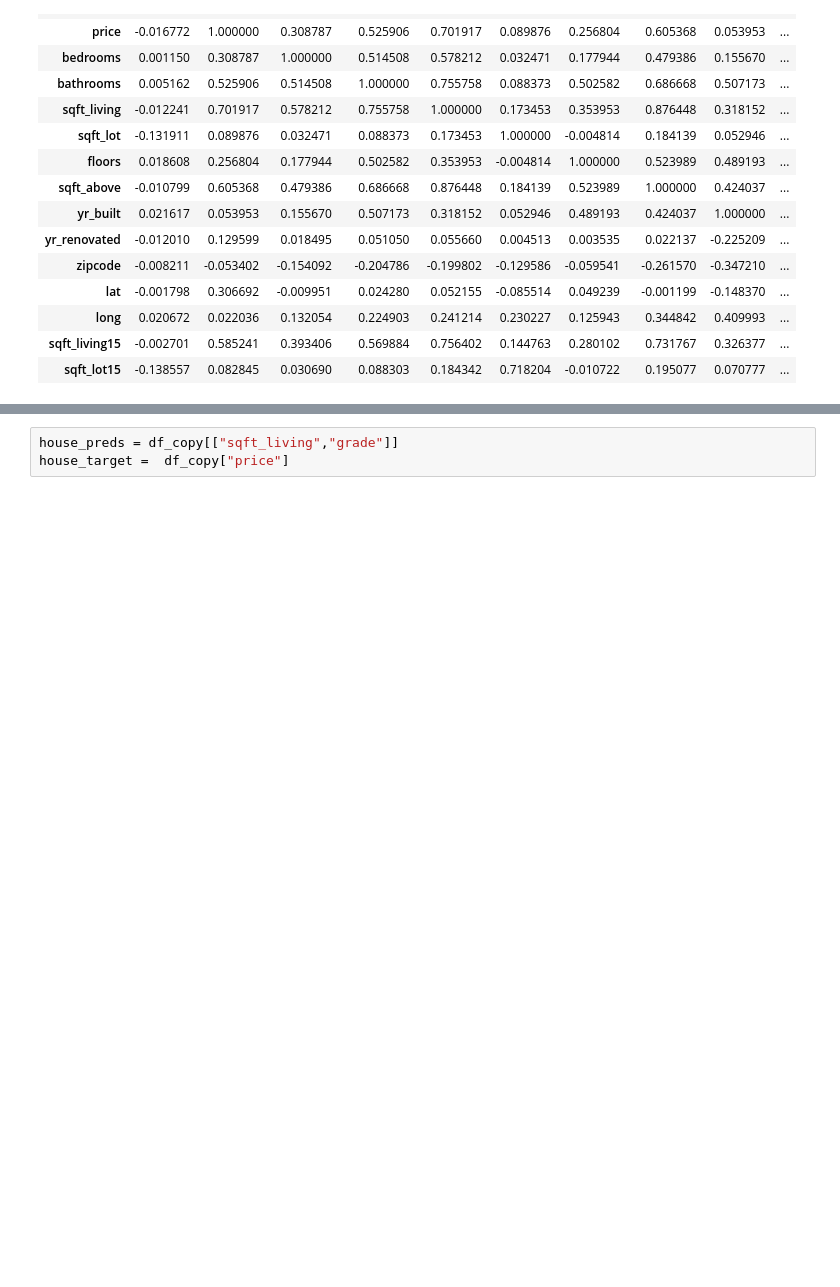
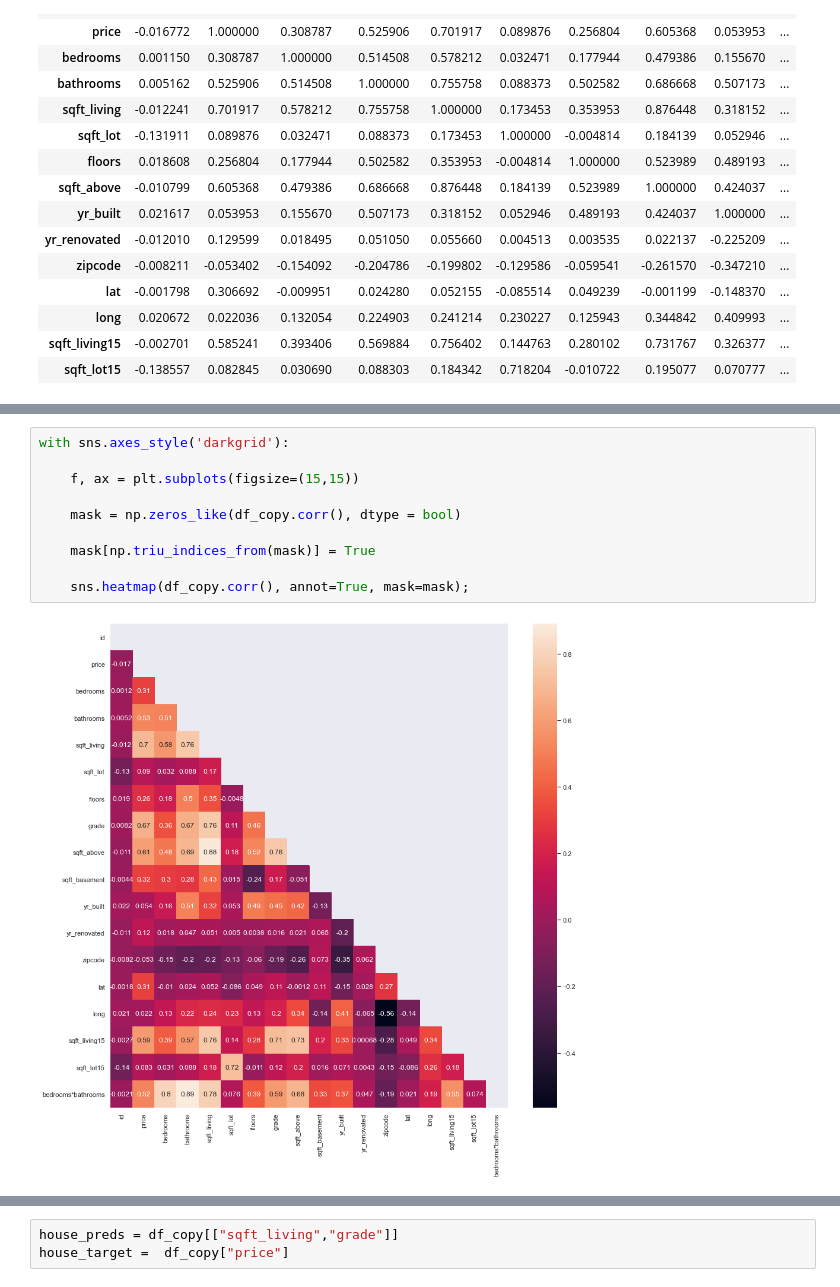
Before and after one commit to anguyen61191/NorthWestCountyProject, a Jupyter notebook: AndyNotebook.ipynb, the cells around one changed output, grey strips where cells are left out. Saved outputs shown, nothing was run; the diff lists cells and outputs as text; blank space fills up the shorter version.

```diff
--- a/AndyNotebook.ipynb
+++ b/AndyNotebook.ipynb
@@ -285,3 +640,15 @@ sns.heatmap(df_copy.corr(), annot = True);
+# %%
+with sns.axes_style('darkgrid'):
+
+    f, ax = plt.subplots(figsize=(15,15))
+
+    mask = np.zeros_like(df_copy.corr(), dtype = bool)
+
+    mask[np.triu_indices_from(mask)] = True
+
+    sns.heatmap(df_copy.corr(), annot=True, mask=mask);
+# %% [output]
+[figure, added]
 # %%
 df_copy_corr = df_copy.corr()["price"].map(abs).sort_values(ascending = False)
 df_copy_corr
```
Also changed, not shown: parts of 74 cells of this notebook.
